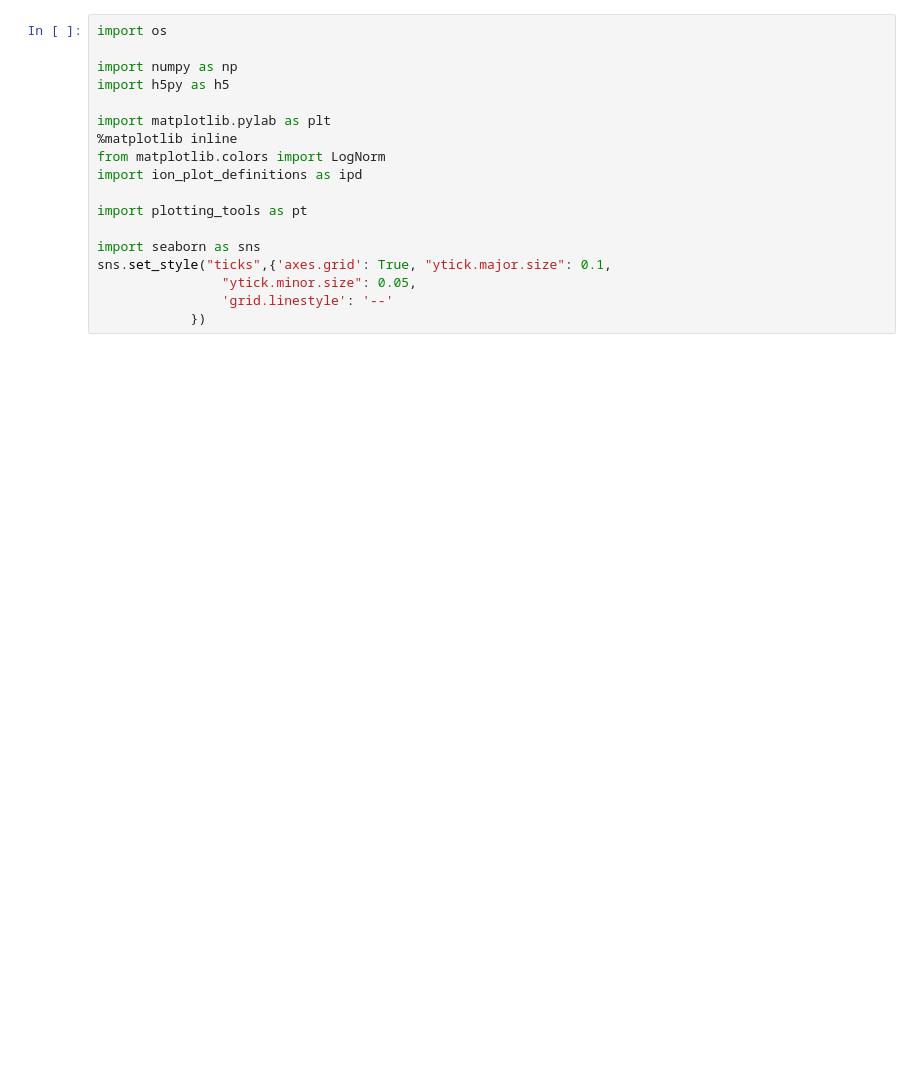
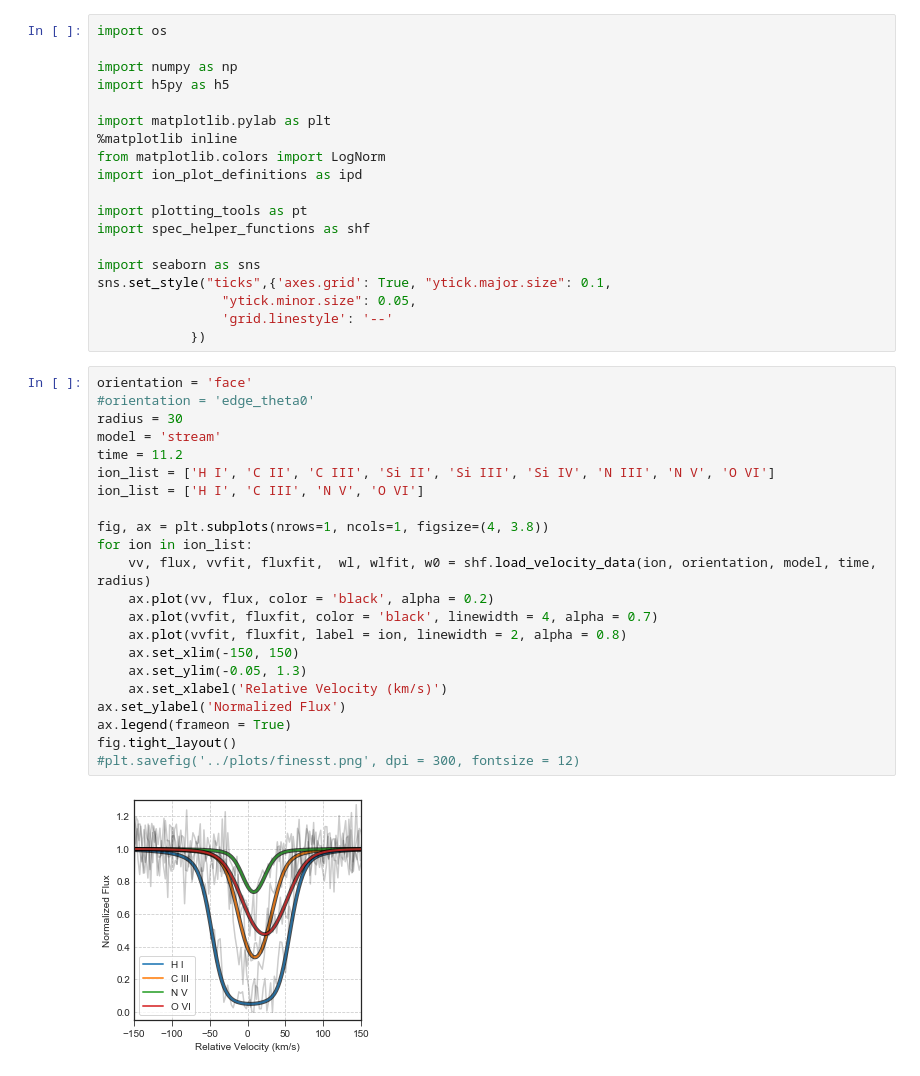
Before and after one commit to ibutsky/synthetic_spectra, a Jupyter notebook: scripts/plotting/plots.ipynb, the cells around one changed output. Cells and saved outputs as stored; diff of their text form; blank space fills up the shorter version.

```diff
--- a/scripts/plotting/plots.ipynb
+++ b/scripts/plotting/plots.ipynb
@@ -10,12 +10,37 @@ from matplotlib.colors import LogNorm
 import ion_plot_definitions as ipd
 
 import plotting_tools as pt
+import spec_helper_functions as shf
 
 import seaborn as sns
 sns.set_style("ticks",{'axes.grid': True, "ytick.major.size": 0.1,
                 "ytick.minor.size": 0.05,
                 'grid.linestyle': '--'
             })
+# %%
+orientation = 'face'
+#orientation = 'edge_theta0'
+radius = 30
+model = 'stream'
+time = 11.2
+ion_list = ['H I', 'C II', 'C III', 'Si II', 'Si III', 'Si IV', 'N III', 'N V', 'O VI']
+ion_list = ['H I', 'C III', 'N V', 'O VI']
+
+fig, ax = plt.subplots(nrows=1, ncols=1, figsize=(4, 3.8))
+for ion in ion_list:
+    vv, flux, vvfit, fluxfit,  wl, wlfit, w0 = shf.load_velocity_data(ion, orientation, model, time, radius)
+    ax.plot(vv, flux, color = 'black', alpha = 0.2)
+    ax.plot(vvfit, fluxfit, color = 'black', linewidth = 4, alpha = 0.7)
+    ax.plot(vvfit, fluxfit, label = ion, linewidth = 2, alpha = 0.8)
+    ax.set_xlim(-150, 150)
+    ax.set_ylim(-0.05, 1.3)
+    ax.set_xlabel('Relative Velocity (km/s)')
+ax.set_ylabel('Normalized Flux')
+ax.legend(frameon = True)
+fig.tight_layout()
+#plt.savefig('../plots/finesst.png', dpi = 300, fontsize = 12)
+# %% [output]
+[figure, added]
 # %%
 fig, ax = plt.subplots(figsize = (6, 6))
 ax.set_ylim(5e12, 1e15)
```
Also changed, not shown: parts of 15 cells of this notebook, 4 other files.
